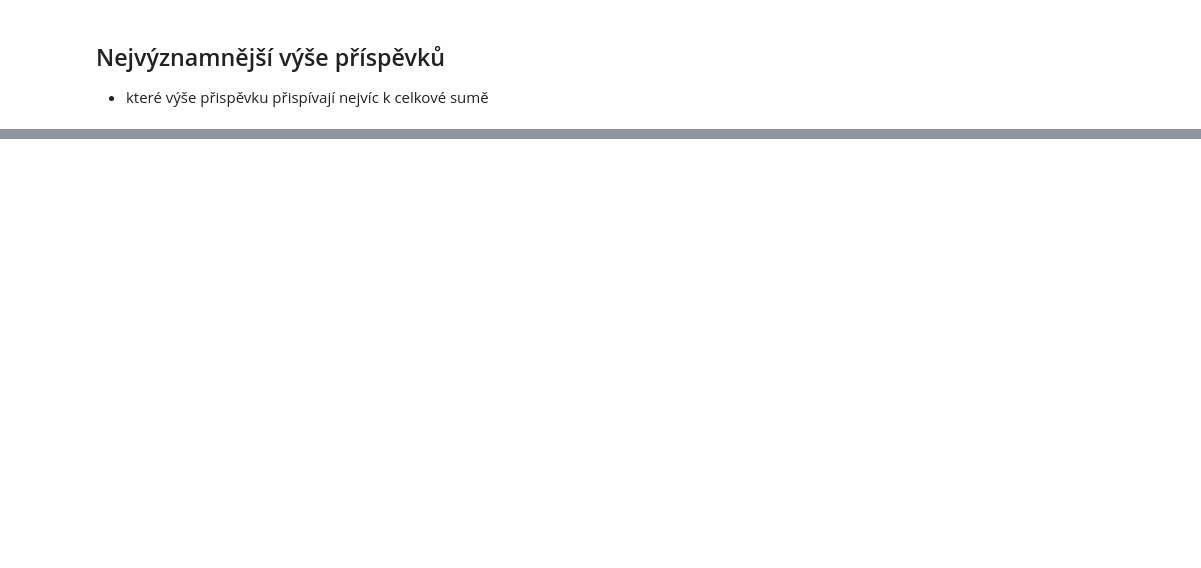
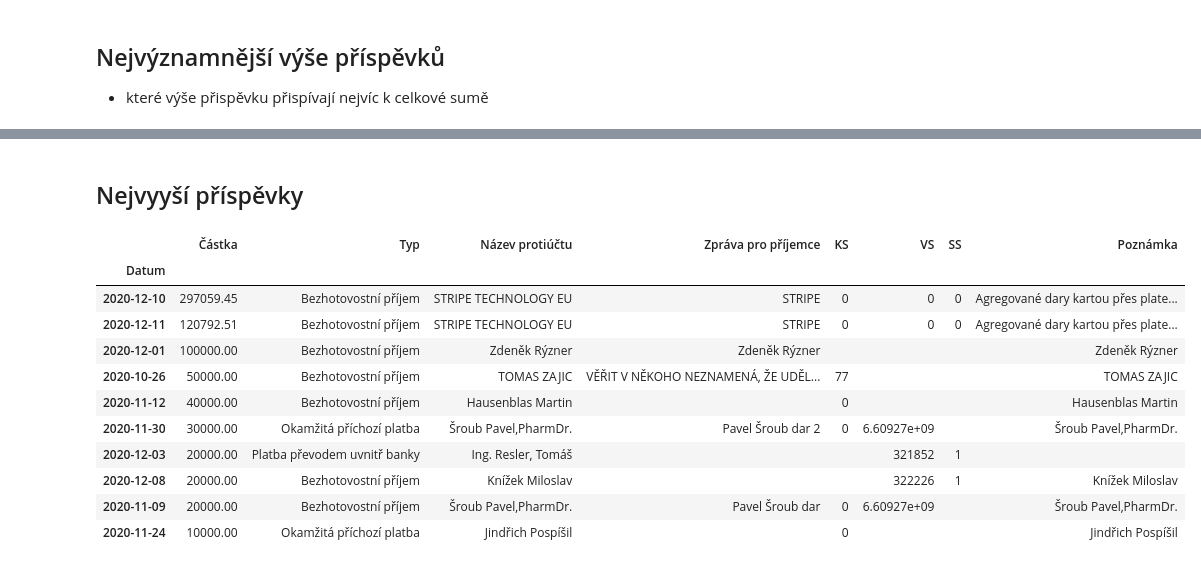
Before and after one commit to matr01/jupyter-hello, a Jupyter notebook: lide-pro.ipynb, the cells around one changed output, grey strips where cells are left out. Cells and saved outputs as stored; diff of their text form; code cells hidden in the pictures; blank space fills up the shorter version.

```diff
--- a/lide-pro.ipynb
+++ b/lide-pro.ipynb
@@ -133,2 +133,19 @@ amf.sort_values(by='% Vybraného', ascending=False)[:10]
 | 10000.00 | 5 | 0.89 | 4.07 |
 | 50000.00 | 1 | 0.18 | 4.07 |
+# %% [markdown]
+## Nejvyyší příspěvky
+# %%
+tx.sort_values(by='Částka', ascending=False)[:10]
+# %% [output]
+|  | Částka | Typ | Název protiúčtu | Zpráva pro příjemce | KS | VS | SS | Poznámka |
+| Datum |  |  |  |  |  |  |  |  |
+| 2020-12-10 | 297059.45 | Bezhotovostní příjem | STRIPE TECHNOLOGY EU | STRIPE | 0 | 0 | 0 | Agregované dary kartou přes plate... |
+| 2020-12-11 | 120792.51 | Bezhotovostní příjem | STRIPE TECHNOLOGY EU | STRIPE | 0 | 0 | 0 | Agregované dary kartou přes plate... |
+| 2020-12-01 | 100000.00 | Bezhotovostní příjem | Zdeněk Rýzner | Zdeněk Rýzner |  |  |  | Zdeněk Rýzner |
+| 2020-10-26 | 50000.00 | Bezhotovostní příjem | TOMAS ZAJIC | VĚŘIT V NĚKOHO NEZNAMENÁ, ŽE UDĚL... | 77 |  |  | TOMAS ZAJIC |
+| 2020-11-12 | 40000.00 | Bezhotovostní příjem | Hausenblas Martin |  | 0 |  |  | Hausenblas Martin |
+| 2020-11-30 | 30000.00 | Okamžitá příchozí platba | Šroub Pavel,PharmDr. | Pavel Šroub dar 2 | 0 | 6.60927e+09 |  | Šroub Pavel,PharmDr. |
+| 2020-12-03 | 20000.00 | Platba převodem uvnitř banky | Ing. Resler, Tomáš |  |  | 321852 | 1 |  |
+| 2020-12-08 | 20000.00 | Bezhotovostní příjem | Knížek Miloslav |  |  | 322226 | 1 | Knížek Miloslav |
+| 2020-11-09 | 20000.00 | Bezhotovostní příjem | Šroub Pavel,PharmDr. | Pavel Šroub dar | 0 | 6.60927e+09 |  | Šroub Pavel,PharmDr. |
+| 2020-11-24 | 10000.00 | Okamžitá příchozí platba | Jindřich Pospíšil |  | 0 |  |  | Jindřich Pospíšil |
```
Also changed, not shown: parts of 9 cells of this notebook.
